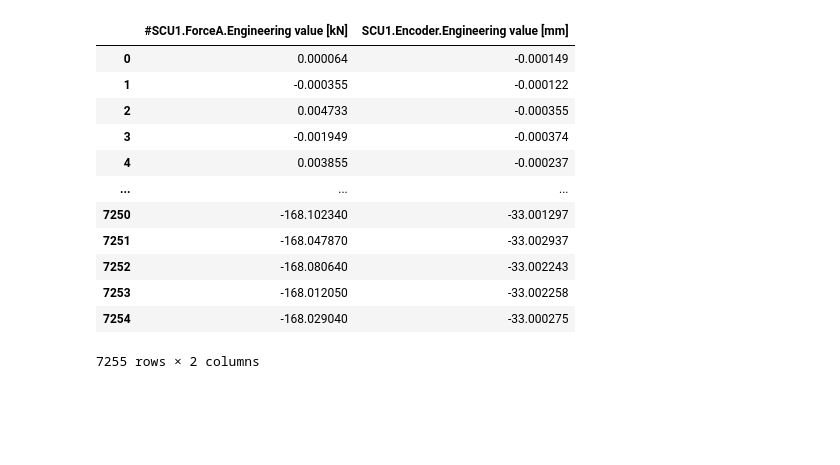
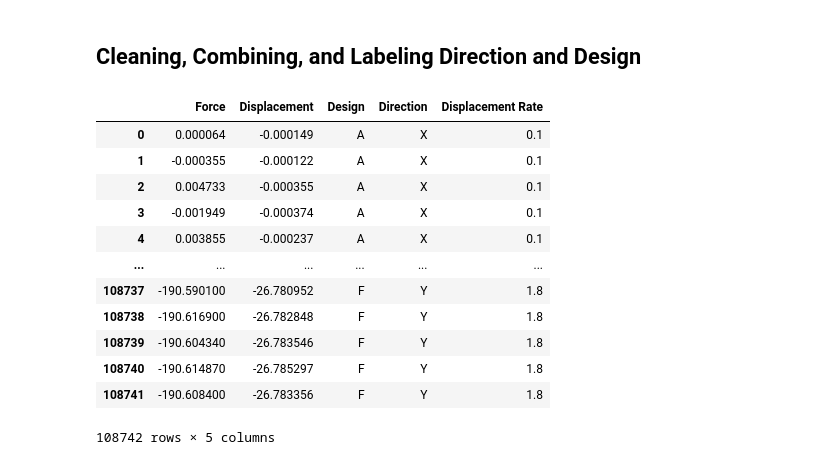
Before and after one commit to Aalajlan6/Afkhami-Data-Usage, a Jupyter notebook: In_plane_compressions/PreProcessing.ipynb, the cells around one changed output. Saved outputs shown, nothing was run; the diff lists cells and outputs as text; code cells hidden in the pictures; blank space fills up the shorter version.

```diff
--- a/In_plane_compressions/PreProcessing.ipynb
+++ b/In_plane_compressions/PreProcessing.ipynb
@@ -1,19 +0,0 @@
-# %%
-import pandas as pd
-
-df = pd.read_csv("A_X_0.1_Fixed.csv")
-df
-# %% [output]
-|  | #SCU1.ForceA.Engineering value [kN] | SCU1.Encoder.Engineering value [mm] |
-| 0 | 0.000064 | -0.000149 |
-| 1 | -0.000355 | -0.000122 |
-| 2 | 0.004733 | -0.000355 |
-| 3 | -0.001949 | -0.000374 |
-| 4 | 0.003855 | -0.000237 |
-| ... | ... | ... |
-| 7250 | -168.102340 | -33.001297 |
-| 7251 | -168.047870 | -33.002937 |
-| 7252 | -168.080640 | -33.002243 |
-| 7253 | -168.012050 | -33.002258 |
-| 7254 | -168.029040 | -33.000275 |
-7255 rows × 2 columns
@@ -19,0 +4,46 @@ df
+# %% [markdown]
+## Cleaning, Combining, and Labeling Direction and Design
+# %%
+# Import module
+import os
+import pandas as pd
+# Assign directory
+directory = r"C:\Users\ab991130\Documents\GitHub\Afkhami-Data-Usage\In_plane_compressions"
+df = pd.DataFrame(columns = ['Force','Displacement'])
+# Iterate over files in directory
+for path, folders, files in os.walk(directory):
+    for filename in files:
+        if filename.endswith('csv'):
+            with open(os.path.join(directory, filename)) as f:
+
+                #Extracting Features from filename
+                Design = filename[0]
+                Direction = filename[2]
+                Displacement_Rate = filename[4:7]
+
+                #Creating Temporary DataFrame
+                tdf = pd.read_csv(filename,skiprows=2)
+                tdf = tdf.drop(tdf.columns[2], axis=1)
+                tdf = tdf.drop(tdf.columns[2], axis=1)
+                tdf.columns=['Force', 'Displacement']
+
+                tdf['Design'] = Design
+                tdf['Direction'] = Direction
+                tdf['Displacement Rate'] = Displacement_Rate
+
+                df = pd.concat([df, tdf], ignore_index=True)
+df
+# %% [output]
+|  | Force | Displacement | Design | Direction | Displacement Rate |
+| 0 | 0.000064 | -0.000149 | A | X | 0.1 |
+| 1 | -0.000355 | -0.000122 | A | X | 0.1 |
+| 2 | 0.004733 | -0.000355 | A | X | 0.1 |
+| 3 | -0.001949 | -0.000374 | A | X | 0.1 |
+| 4 | 0.003855 | -0.000237 | A | X | 0.1 |
+| ... | ... | ... | ... | ... | ... |
+| 108737 | -190.590100 | -26.780952 | F | Y | 1.8 |
+| 108738 | -190.616900 | -26.782848 | F | Y | 1.8 |
+| 108739 | -190.604340 | -26.783546 | F | Y | 1.8 |
+| 108740 | -190.614870 | -26.785297 | F | Y | 1.8 |
+| 108741 | -190.608400 | -26.783356 | F | Y | 1.8 |
+108742 rows × 5 columns
```
Also changed, not shown: parts of 13 cells of this notebook, 1 other file.
